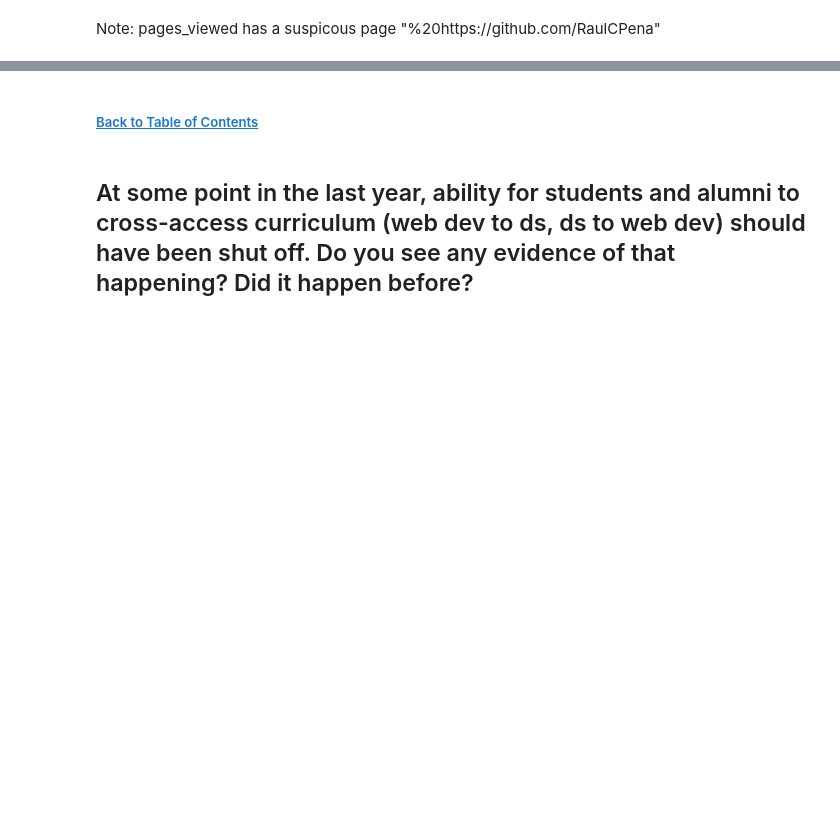
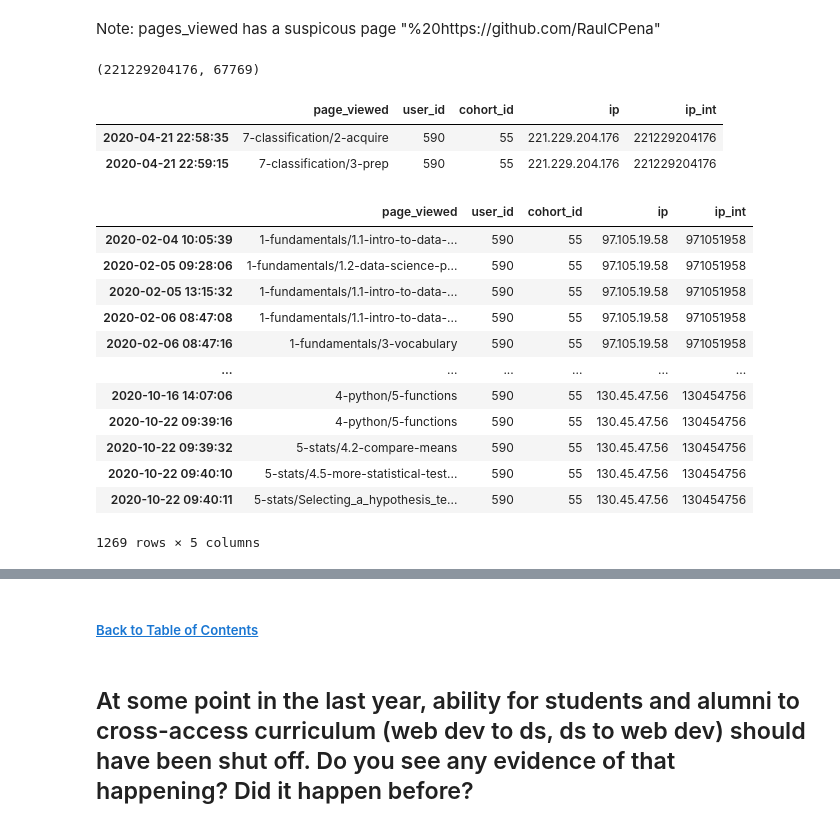
Before and after one commit to ThompsonBethany01/Analyzing-Web-Logs, a Jupyter notebook: Data_Analysis.ipynb, the cells around one changed output, grey strips where cells are left out. Saved outputs shown, nothing was run; the diff lists cells and outputs as text; code cells hidden in the pictures; blank space fills up the shorter version.

```diff
--- a/Data_Analysis.ipynb
+++ b/Data_Analysis.ipynb
@@ -323,2 +330,28 @@ Analyze individual cohorts by their start and end data to determine if these con
 # %% [markdown]
 Note: pages_viewed has a suspicous page "%20https://github.com/RaulCPena"
+# %%
+df.ip_int.max(), df.ip_int.min()
+# %% [output]
+(221229204176, 67769)
+# %%
+df[df.ip_int == 221229204176]
+# %% [output]
+|  | page_viewed | user_id | cohort_id | ip | ip_int |
+| 2020-04-21 22:58:35 | 7-classification/2-acquire | 590 | 55 | 221.229.204.176 | 221229204176 |
+| 2020-04-21 22:59:15 | 7-classification/3-prep | 590 | 55 | 221.229.204.176 | 221229204176 |
+# %%
+DS_df[DS_df.user_id == 590]
+# %% [output]
+|  | page_viewed | user_id | cohort_id | ip | ip_int |
+| 2020-02-04 10:05:39 | 1-fundamentals/1.1-intro-to-data-... | 590 | 55 | 97.105.19.58 | 971051958 |
+| 2020-02-05 09:28:06 | 1-fundamentals/1.2-data-science-p... | 590 | 55 | 97.105.19.58 | 971051958 |
+| 2020-02-05 13:15:32 | 1-fundamentals/1.1-intro-to-data-... | 590 | 55 | 97.105.19.58 | 971051958 |
+| 2020-02-06 08:47:08 | 1-fundamentals/1.1-intro-to-data-... | 590 | 55 | 97.105.19.58 | 971051958 |
+| 2020-02-06 08:47:16 | 1-fundamentals/3-vocabulary | 590 | 55 | 97.105.19.58 | 971051958 |
+| ... | ... | ... | ... | ... | ... |
+| 2020-10-16 14:07:06 | 4-python/5-functions | 590 | 55 | 130.45.47.56 | 130454756 |
+| 2020-10-22 09:39:16 | 4-python/5-functions | 590 | 55 | 130.45.47.56 | 130454756 |
+| 2020-10-22 09:39:32 | 5-stats/4.2-compare-means | 590 | 55 | 130.45.47.56 | 130454756 |
+| 2020-10-22 09:40:10 | 5-stats/4.5-more-statistical-test... | 590 | 55 | 130.45.47.56 | 130454756 |
+| 2020-10-22 09:40:11 | 5-stats/Selecting_a_hypothesis_te... | 590 | 55 | 130.45.47.56 | 130454756 |
+1269 rows × 5 columns
```
Also changed, not shown: parts of 28 cells of this notebook, 1 other file.
